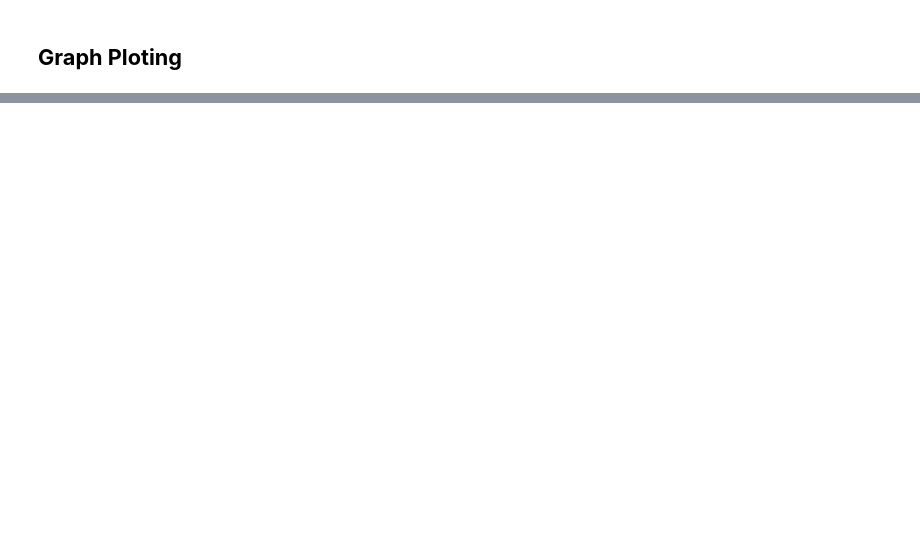
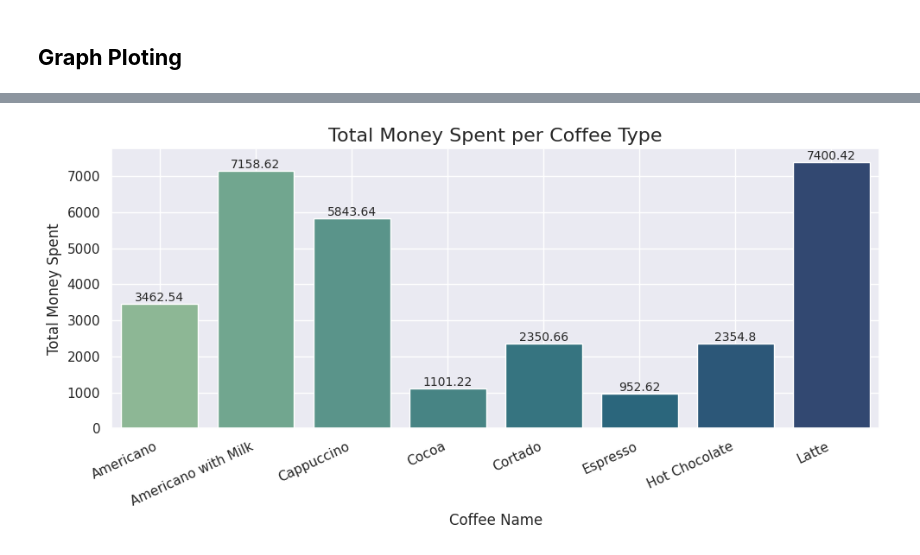
Before and after one commit to Rathod11jay/Unified_Mentor, a Jupyter notebook: Coffee_Sales_Analysis.ipynb, the cells around one changed output, grey strips where cells are left out. Saved outputs shown, nothing was run; the diff lists cells and outputs as text; code cells hidden in the pictures; blank space fills up the shorter version.

```diff
--- a/Coffee_Sales_Analysis.ipynb
+++ b/Coffee_Sales_Analysis.ipynb
@@ -216,0 +211,19 @@ plt.show()
+# %%
+plt.figure(figsize=(10, 5))
+sns.set_theme()
+
+money_by_coffee = data.groupby('coffee_name')['money'].sum().reset_index()
+ax = sns.barplot(x='coffee_name', y='money', data=money_by_coffee, palette='crest')
+
+for container in ax.containers:
+    ax.bar_label(container, fontsize=10)
+
+plt.title('Total Money Spent per Coffee Type', fontsize=16)
+plt.xlabel('Coffee Name')
+plt.ylabel('Total Money Spent')
+plt.xticks(rotation=25, ha='right')
+plt.tight_layout()
+plt.grid(True)
+plt.show()
+# %% [output]
+[figure, added]
```
Also changed, not shown: parts of 18 cells of this notebook.
